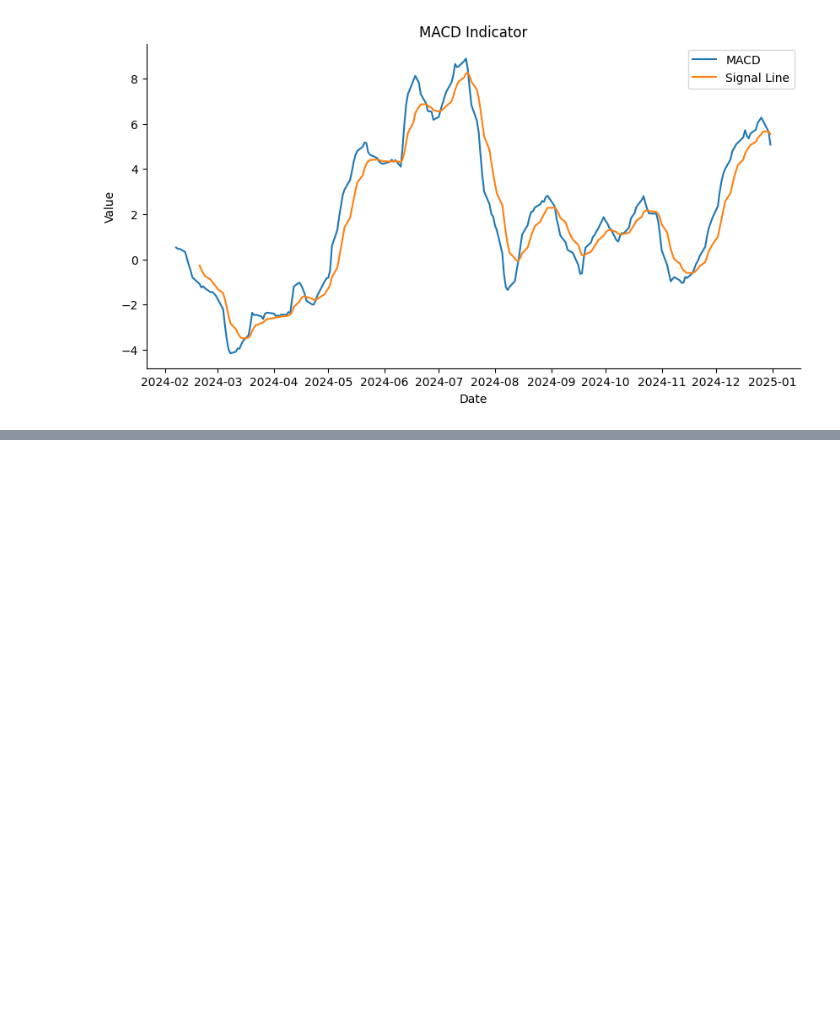
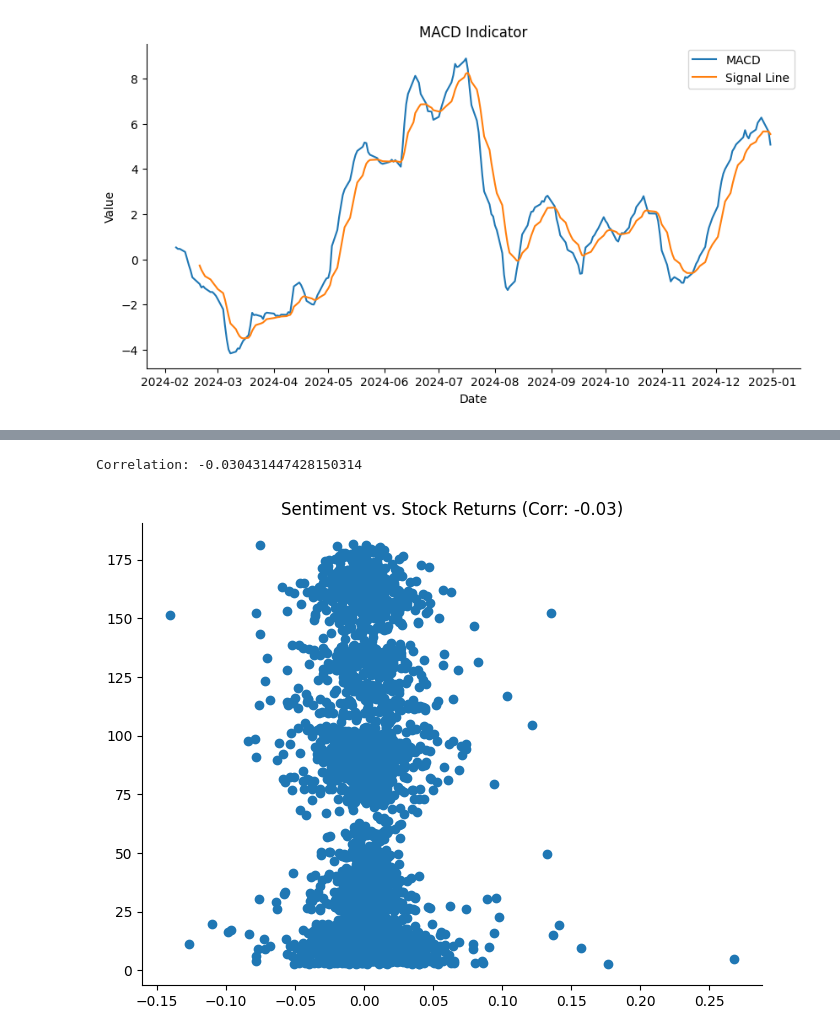
Before and after one commit to Bisrattamrat/Financial-news-analysis-week1, a Jupyter notebook: notebooks/eda_analysis.ipynb, the cells around one changed output, grey strips where cells are left out. Drawn from its saved outputs; the diff is of its cells as text; code cells hidden in the pictures; blank space fills up the shorter version.

```diff
--- a/notebooks/eda_analysis.ipynb
+++ b/notebooks/eda_analysis.ipynb
@@ -259,0 +354,17 @@ plt.show()
+# %%
+# Task 3: Correlation
+# Load your sentiment results
+# sentiment_df = pd.read_csv('../data/raw/raw_analyst_ratings.csv')
+
+# Calculate correlation (Example)
+correlation = df['Returns'].corr(df['SMA_20']) # Swap SMA_20 with 'sentiment' once loaded
+print(f"Correlation: {correlation}")
+
+# Plot 2: Scatter plot for the report
+plt.figure(figsize=(8, 6))
+plt.scatter(df['Returns'], df['SMA_20']) # Swap with sentiment
+plt.title(f'Sentiment vs. Stock Returns (Corr: {correlation:.2f})')
+plt.savefig('../output_correlation.png')
+# %% [output]
+Correlation: -0.030431447428150314
+[figure, added]
```
Also changed, not shown: parts of 13 cells of this notebook, 11 other files.
